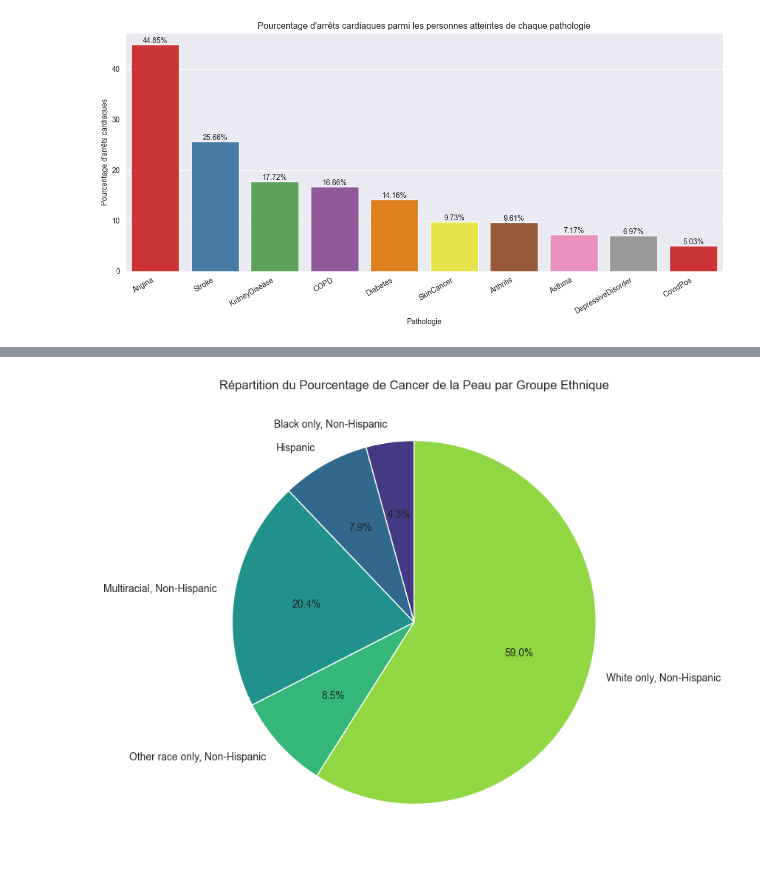
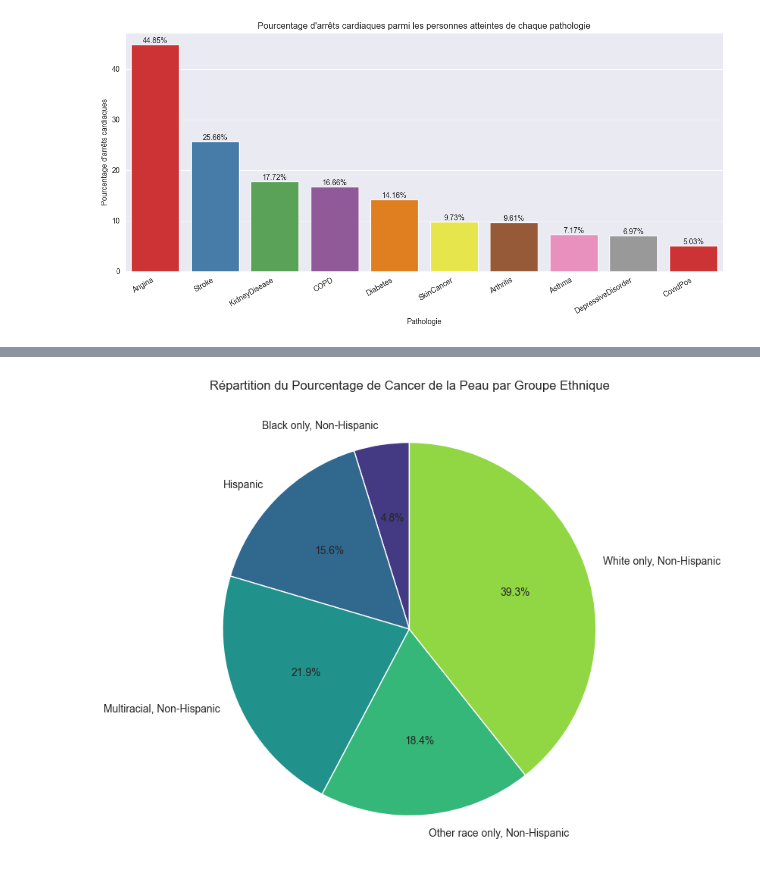
Before and after one commit to Leonciol/Reporting_restitution_grp4, a Jupyter notebook: main.ipynb, the cells around one changed output, grey strips where cells are left out. Saved outputs shown, nothing was run; the diff lists cells and outputs as text; code cells hidden in the pictures.

```diff
--- a/main.ipynb
+++ b/main.ipynb
@@ -261,5 +264,7 @@ Passing `palette` without assigning `hue` is deprecated and will be removed in v
 # %%
 df_clean = df.dropna(subset=['RaceEthnicityCategory'])
+df_clean  = df_clean[(df_clean["HadAngina"] == "Yes") & (df_clean["HadHeartAttack"] == "Yes")]
+
 
 df_clean = df_clean[['RaceEthnicityCategory', 'HadSkinCancer']]
 print(df_clean.groupby('HadSkinCancer').value_counts())
@@ -304,23 +309,17 @@ Passing `palette` without assigning `hue` is deprecated and will be removed in v
 # %%
-import matplotlib.pyplot as plt
-import seaborn as sns
-
-df_clean = df.dropna(subset=['RaceEthnicityCategory'])
-
-df_clean = df_clean[['RaceEthnicityCategory', 'HadSkinCancer']]
 
 total_counts = df_clean.groupby('RaceEthnicityCategory').size()
 cancer_yes_counts = df_clean[df_clean['HadSkinCancer'] == 'Yes'].groupby('RaceEthnicityCategory').size()
 
 percentage_cancer_yes = (cancer_yes_counts / total_counts) * 100
 
 percentage_df = percentage_cancer_yes.reset_index()
 percentage_df.columns = ['RaceEthnicityCategory', 'Percentage']
 
 plt.figure(figsize=(8, 8))
 colors = sns.color_palette('viridis', len(percentage_df))
 plt.pie(percentage_df['Percentage'], labels=percentage_df['RaceEthnicityCategory'], autopct='%1.1f%%', startangle=90, colors=colors)
 plt.title('Répartition du Pourcentage de Cancer de la Peau par Groupe Ethnique')
 plt.show()
 # %% [output]
-[figure, old version]
+[figure, new version]
```
Also changed, not shown: parts of 15 cells of this notebook, 1 other file.
